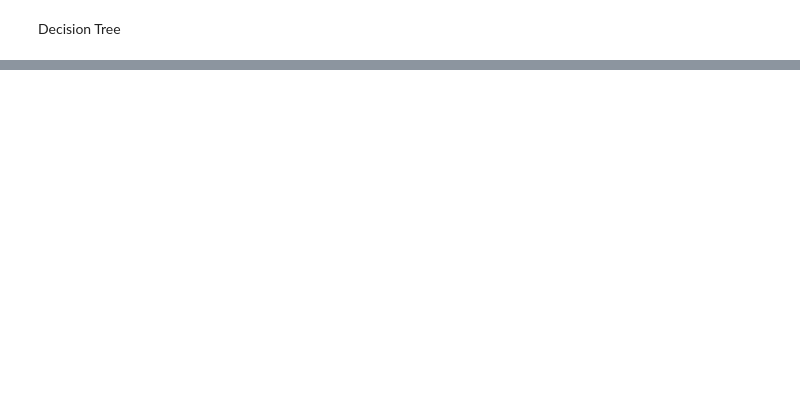
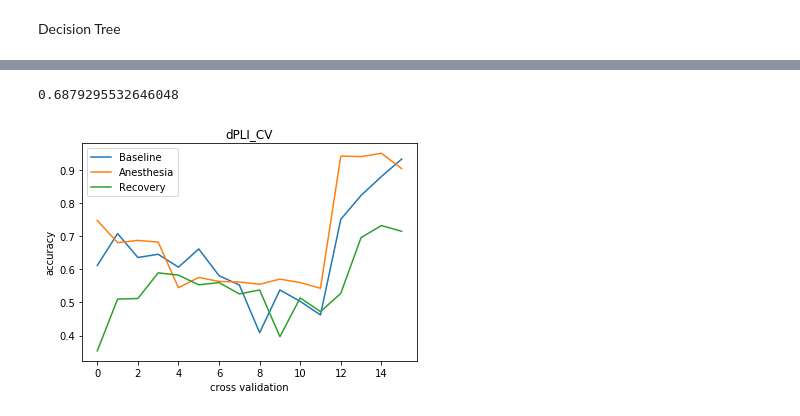
Before and after one commit to BIAPT/Scripts, a Jupyter notebook: DOC_Clustering/classifier_combined.ipynb, the cells around one changed output, grey strips where cells are left out. Saved outputs shown, nothing was run; the diff lists cells and outputs as text; code cells hidden in the pictures; blank space fills up the shorter version.

```diff
--- a/DOC_Clustering/classifier_combined.ipynb
+++ b/DOC_Clustering/classifier_combined.ipynb
@@ -529,0 +522,15 @@ pd.DataFrame(data, columns=["test_Logistic Regression", "test_SVM"],index=['Base
+# %%
+np.mean(cv_KNN_Anes)
+# %% [output]
+0.6879295532646048
+# %%
+plt.plot(cv_KNN_Base)
+plt.plot(cv_KNN_Anes)
+plt.plot(cv_KNN_Reco)
+plt.legend(['Baseline','Anesthesia','Recovery'])
+plt.xlabel('cross validation')
+plt.ylabel('accuracy')
+plt.title('dPLI_CV')
+plt.savefig('wPLI_LogRefg_CV.png',dpi=150)
+# %% [output]
+[figure, added]
```
Also changed, not shown: parts of 24 cells of this notebook, 4 other files.
